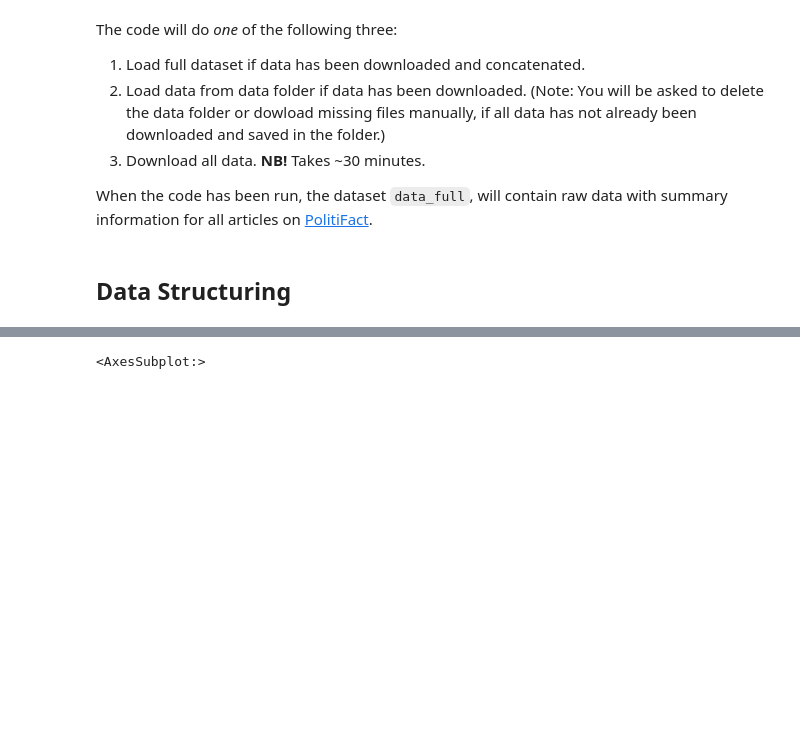
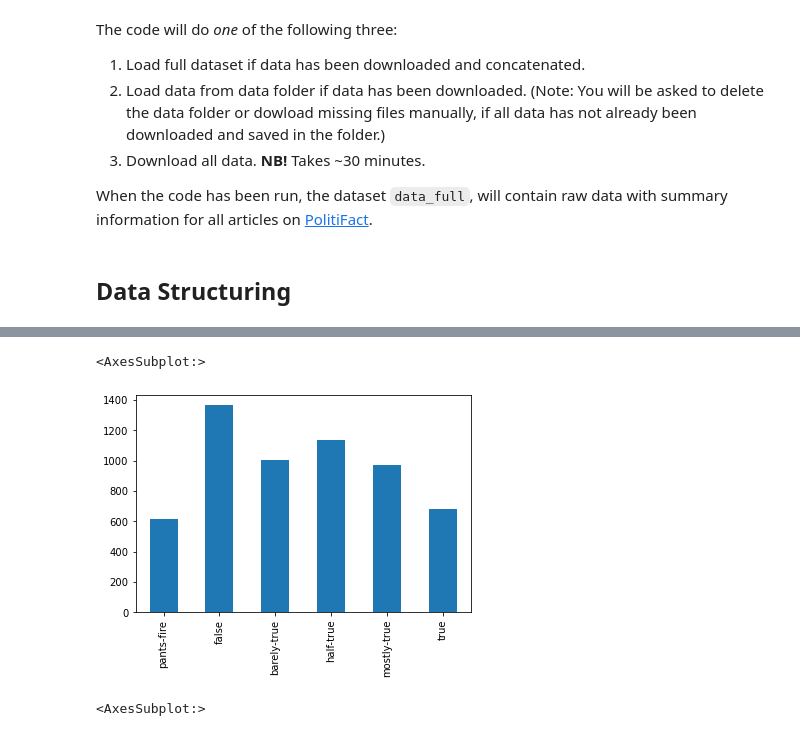
Before and after one commit to pgb206/ISDS2022_group7, a Jupyter notebook: project/project2.ipynb, the cells around one changed output, grey strips where cells are left out. Drawn from its saved outputs; the diff is of its cells as text; code cells hidden in the pictures; blank space fills up the shorter version.

```diff
--- a/project/project2.ipynb
+++ b/project/project2.ipynb
@@ -445,0 +442,2 @@ os.path.getsize('data_clean.pq')
+# %%
+data_clean = pd.read_parquet('data_clean.pq')
@@ -445,0 +446,3 @@ os.path.getsize('data_clean.pq')
+# %%
+tags = [x for x in data_clean.columns.values if 'Tag:' in x]
+data_clean[tags] = data_clean[tags].astype(bool)
@@ -463,3 +469,8 @@ data_clean
+# %%
+data_clean[data_clean[tags[0]]]['Meter'].value_counts()[:-3].loc[['pants-fire', 'false', 'barely-true', 'half-true', 'mostly-true', 'true']].plot(kind='bar')
+# %% [output]
+<AxesSubplot:>
+[figure, added]
 # %%
 # Drop observations with different scale
 data = data[~data['meter'].isin(['full-flop', 'half-flip', 'no-flip'])]
```
Also changed, not shown: parts of 4 cells of this notebook, 1 other file.
